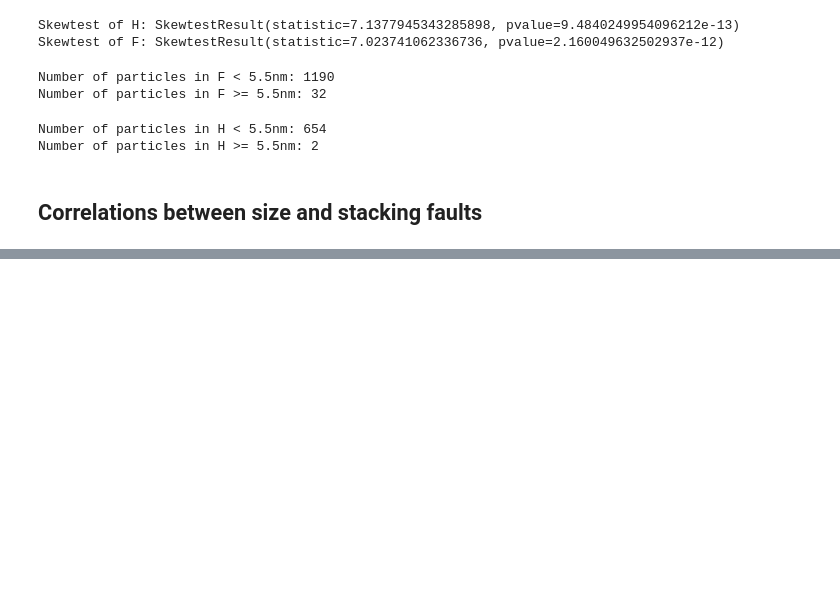
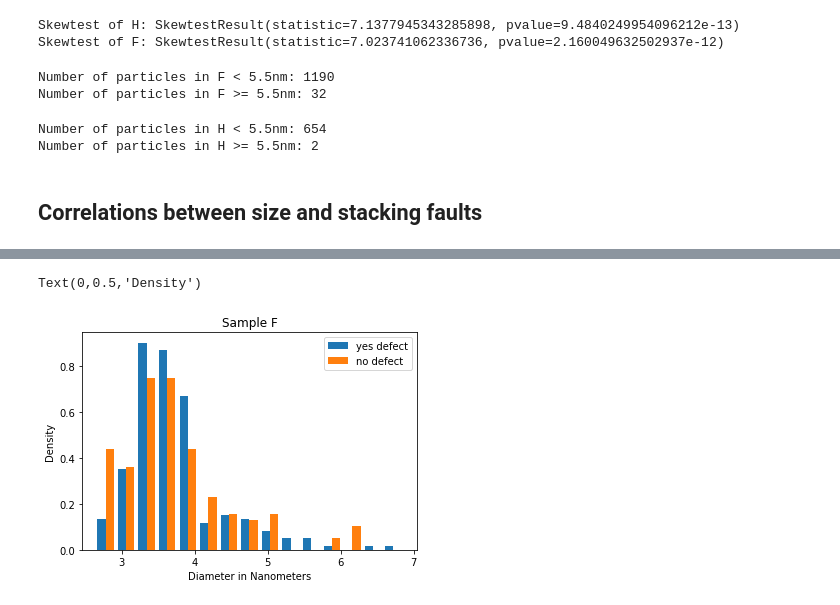
Before and after one commit to sbarton272/particleRecognition, a Jupyter notebook: image_processing/particle_stats.ipynb, the cells around one changed output, grey strips where cells are left out. Cells and saved outputs as stored; diff of their text form; code cells hidden in the pictures; blank space fills up the shorter version.

```diff
--- a/image_processing/particle_stats.ipynb
+++ b/image_processing/particle_stats.ipynb
@@ -238,3 +242,12 @@ plt.ylim([0,60])
+# %%
+_ = plt.hist(F_corrs, label = ['yes defect','no defect'], bins = 15,density = True)
+plt.legend(loc='upper right')
+plt.title('Sample F')
+plt.xlabel('Diameter in Nanometers')
+plt.ylabel('Density')
+# %% [output]
+Text(0,0.5,'Density')
+[figure, added]
 # %%
 F_corrs = np.array([size_corr_F['yes'],size_corr_F['no']])
 print(H_corrs.shape)
```
Also changed, not shown: parts of 4 cells of this notebook, 1 other file.
